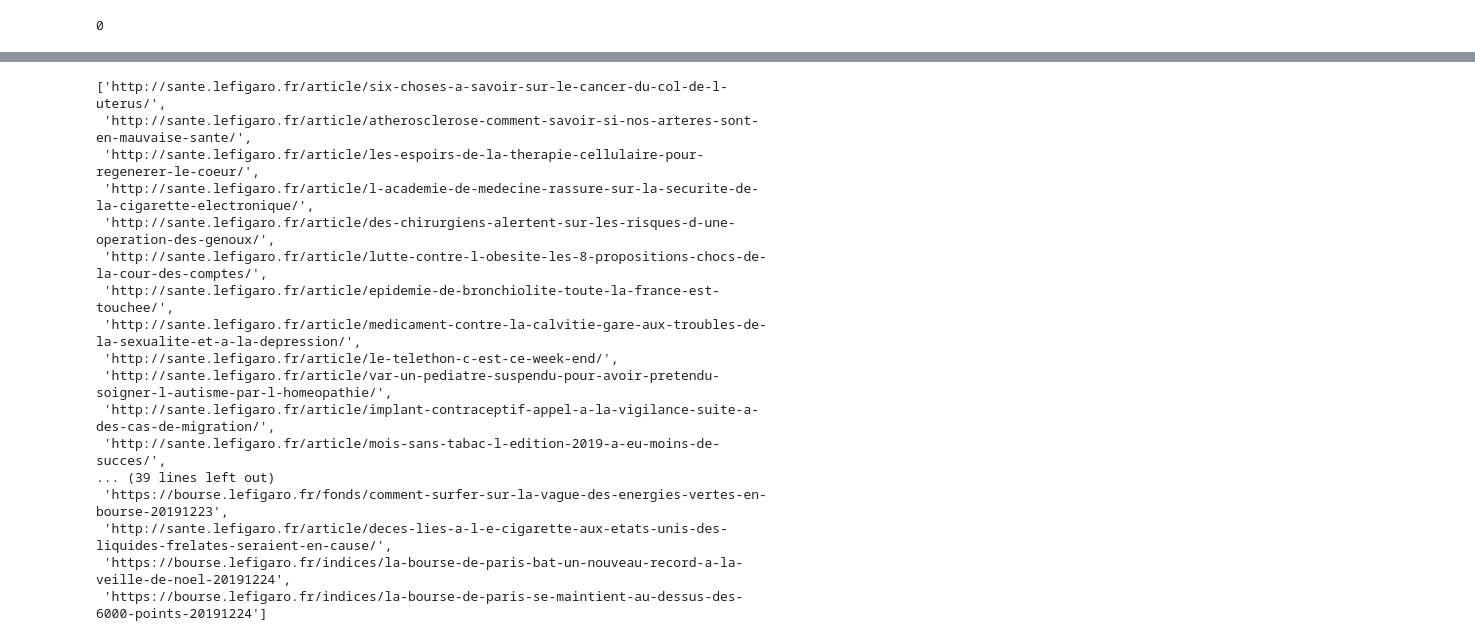
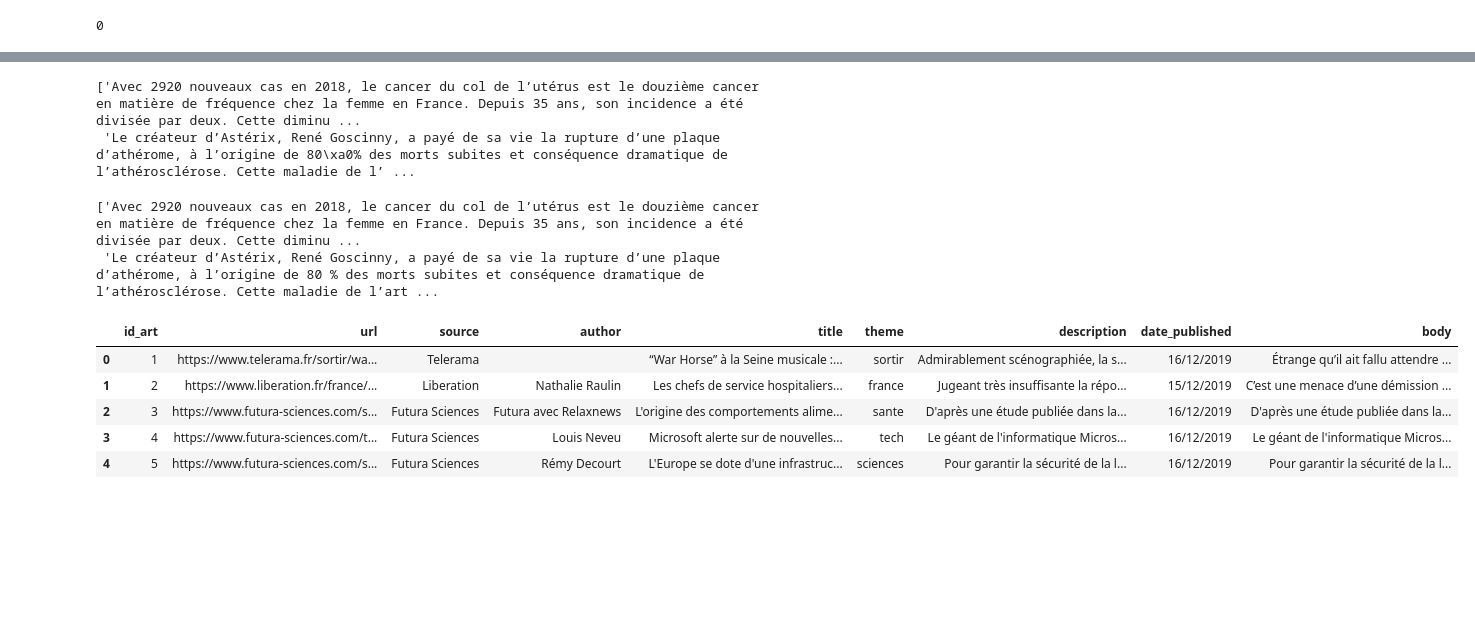
Before and after one commit to jeugregg/FakeNewsDetectionFr, a Jupyter notebook: 01_Scraping_French_newspaper_crawler.ipynb, the cells around one changed output, grey strips where cells are left out. Saved outputs shown, nothing was run; the diff lists cells and outputs as text; code cells hidden in the pictures; blank space fills up the shorter version.

```diff
--- a/01_Scraping_French_newspaper_crawler.ipynb
+++ b/01_Scraping_French_newspaper_crawler.ipynb
@@ -172,20 +187,26 @@ df[df["source"] == "Le Figaro"]
 # %%
-df[df["source"] == "Le Figaro"]["url"].tolist()
+df[df["source"] == "Le Figaro"]["body"].tolist()[0:2]
 # %% [output]
-['http://sante.lefigaro.fr/article/six-choses-a-savoir-sur-le-cancer-du-col-de-l-uterus/',
- 'http://sante.lefigaro.fr/article/atherosclerose-comment-savoir-si-nos-arteres-sont-en-mauvaise-sante/',
- 'http://sante.lefigaro.fr/article/les-espoirs-de-la-therapie-cellulaire-pour-regenerer-le-coeur/',
- 'http://sante.lefigaro.fr/article/l-academie-de-medecine-rassure-sur-la-securite-de-la-cigarette-electronique/',
- 'http://sante.lefigaro.fr/article/des-chirurgiens-alertent-sur-les-risques-d-une-operation-des-genoux/',
- 'http://sante.lefigaro.fr/article/lutte-contre-l-obesite-les-8-propositions-chocs-de-la-cour-des-comptes/',
- 'http://sante.lefigaro.fr/article/epidemie-de-bronchiolite-toute-la-france-est-touchee/',
- 'http://sante.lefigaro.fr/article/medicament-contre-la-calvitie-gare-aux-troubles-de-la-sexualite-et-a-la-depression/',
- 'http://sante.lefigaro.fr/article/le-telethon-c-est-ce-week-end/',
- 'http://sante.lefigaro.fr/article/var-un-pediatre-suspendu-pour-avoir-pretendu-soigner-l-autisme-par-l-homeopathie/',
- 'http://sante.lefigaro.fr/article/implant-contraceptif-appel-a-la-vigilance-suite-a-des-cas-de-migration/',
- 'http://sante.lefigaro.fr/article/mois-sans-tabac-l-edition-2019-a-eu-moins-de-succes/',
-... (39 lines left out)
- 'https://bourse.lefigaro.fr/fonds/comment-surfer-sur-la-vague-des-energies-vertes-en-bourse-20191223',
- 'http://sante.lefigaro.fr/article/deces-lies-a-l-e-cigarette-aux-etats-unis-des-liquides-frelates-seraient-en-cause/',
- 'https://bourse.lefigaro.fr/indices/la-bourse-de-paris-bat-un-nouveau-record-a-la-veille-de-noel-20191224',
- 'https://bourse.lefigaro.fr/indices/la-bourse-de-paris-se-maintient-au-dessus-des-6000-points-20191224']
+['Avec 2920 nouveaux cas en 2018, le cancer du col de l’utérus est le douzième cancer en matière de fréquence chez la femme en France. Depuis 35 ans, son incidence a été divisée par deux. Cette diminu ...
+ 'Le créateur d’Astérix, René Goscinny, a payé de sa vie la rupture d’une plaque d’athérome, à l’origine de 80\xa0% des morts subites et conséquence dramatique de l’athérosclérose. Cette maladie de l’ ...
+# %%
+# delete body special text patterns
+df["body"] = df["body"].str.replace(u'\xa0', u' ')
+# %% [output]
+['Avec 2920 nouveaux cas en 2018, le cancer du col de l’utérus est le douzième cancer en matière de fréquence chez la femme en France. Depuis 35 ans, son incidence a été divisée par deux. Cette diminu ...
+ 'Le créateur d’Astérix, René Goscinny, a payé de sa vie la rupture d’une plaque d’athérome, à l’origine de 80 % des morts subites et conséquence dramatique de l’athérosclérose. Cette maladie de l’art ...
+# %%
+# Title
+df["title"] = df["title"].str.replace(u'\xa0', u' ')
+# %%
+# description
+df["description"] = df["description"].str.replace(u'\xa0', u' ')
+# %%
+df.head()
+# %% [output]
+|  | id_art | url | source | author | title | theme | description | date_published | body |
+| 0 | 1 | https://www.telerama.fr/sortir/wa... | Telerama |  | “War Horse” à la Seine musicale :... | sortir | Admirablement scénographiée, la s... | 16/12/2019 | Étrange qu’il ait fallu attendre ... |
+| 1 | 2 | https://www.liberation.fr/france/... | Liberation | Nathalie Raulin | Les chefs de service hospitaliers... | france | Jugeant très insuffisante la répo... | 15/12/2019 | C’est une menace d’une démission ... |
+| 2 | 3 | https://www.futura-sciences.com/s... | Futura Sciences | Futura avec Relaxnews | L'origine des comportements alime... | sante | D'après une étude publiée dans la... | 16/12/2019 | D'après une étude publiée dans la... |
+| 3 | 4 | https://www.futura-sciences.com/t... | Futura Sciences | Louis Neveu | Microsoft alerte sur de nouvelles... | tech | Le géant de l'informatique Micros... | 16/12/2019 | Le géant de l'informatique Micros... |
+| 4 | 5 | https://www.futura-sciences.com/s... | Futura Sciences | Rémy Decourt | L'Europe se dote d'une infrastruc... | sciences | Pour garantir la sécurité de la l... | 16/12/2019 | Pour garantir la sécurité de la l... |
```
Also changed, not shown: parts of 14 cells of this notebook, 1 other file.
